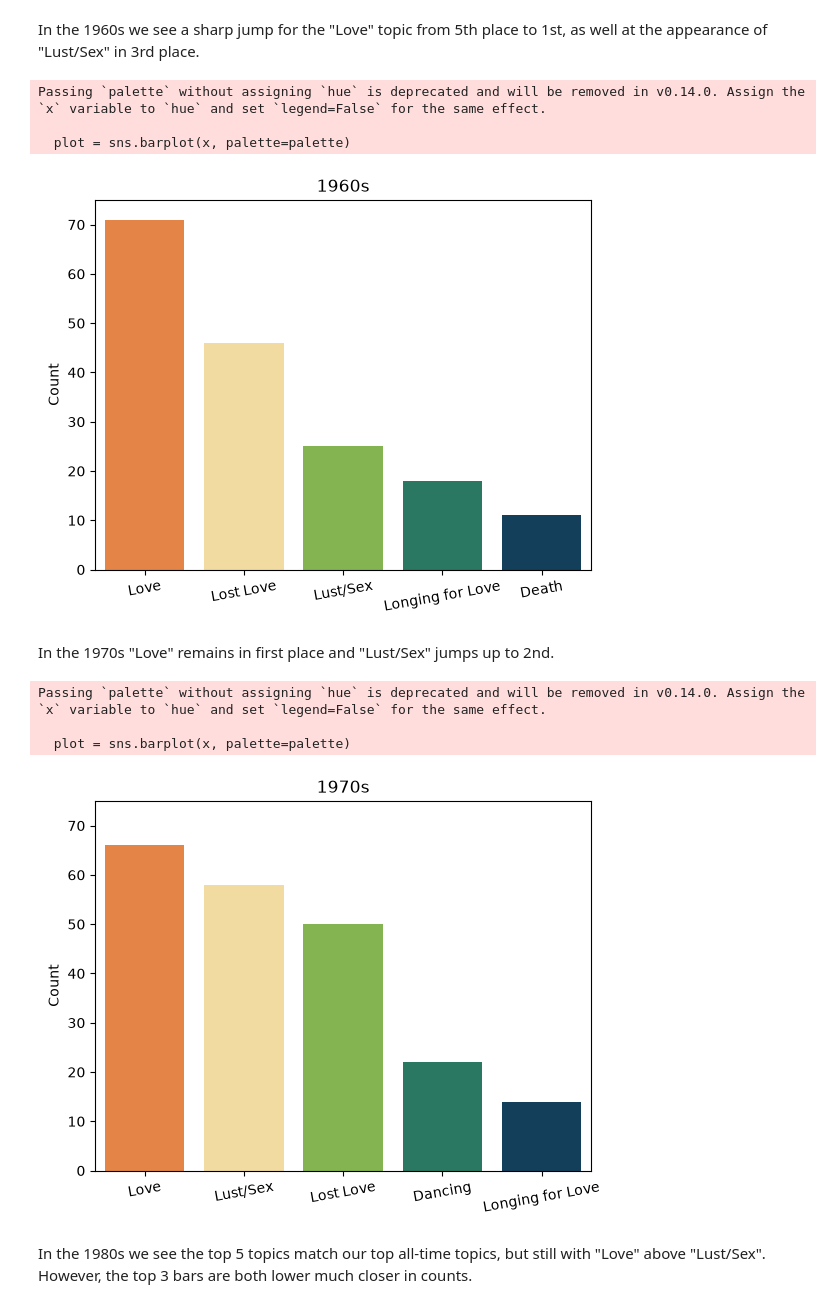
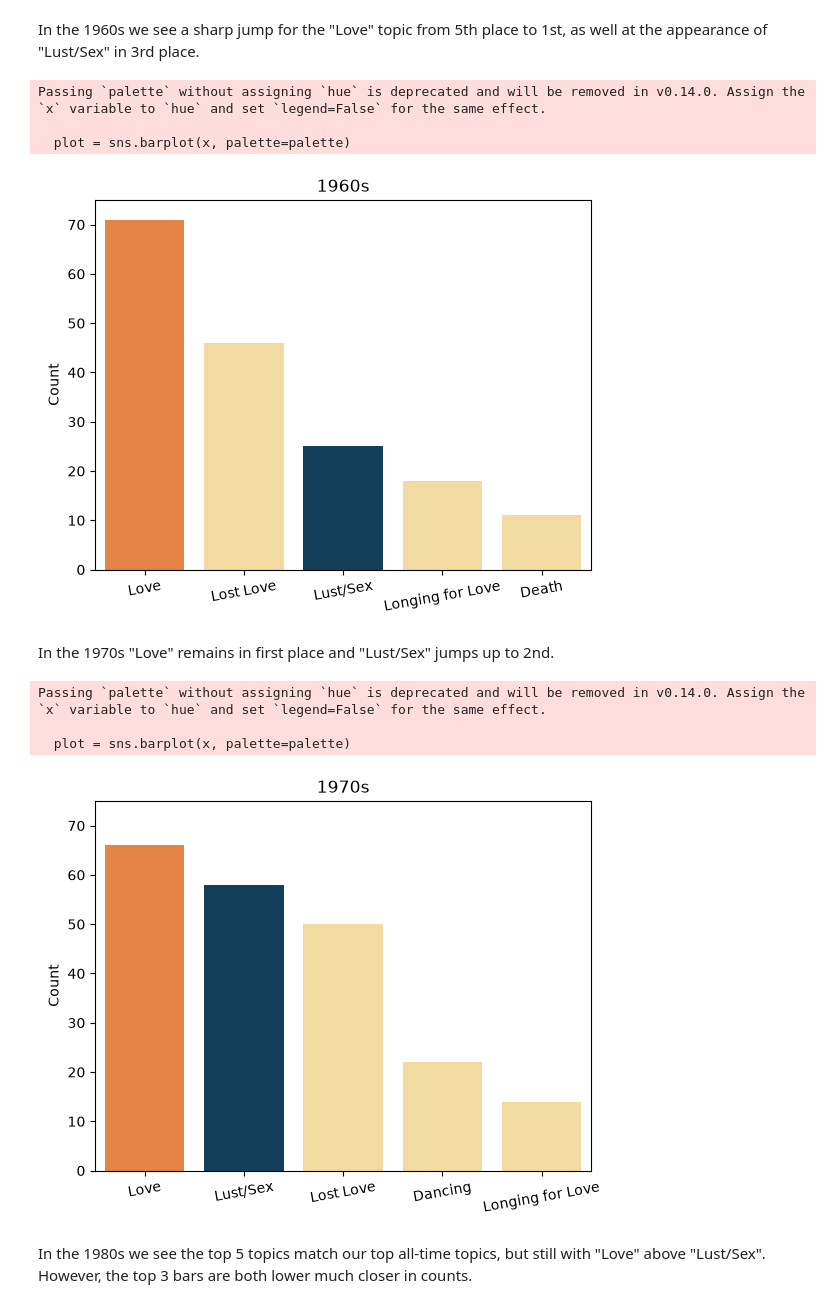
Before and after one commit to IzzyMRob/CS_161_Project, a Jupyter notebook: izzy_lyric_topic.ipynb, the cells around one changed output. Cells and saved outputs as stored; diff of their text form; code cells hidden in the pictures.

Commit message:
graphs made

```diff
--- a/izzy_lyric_topic.ipynb
+++ b/izzy_lyric_topic.ipynb
@@ -227,6 +233,12 @@ topics_list = pd.Series(parse_topics(df[df["decade"]==1960]))
 
 # use value counts and save most common topics
 x = topics_list.value_counts()[0:n_tops_to_show]
+
+palette = {"Love":"#fe7f2d",
+           "Lost Love":"#ffe194",
+           "Longing for Love": "#ffe194",
+           "Death":"#ffe194",
+           "Lust/Sex":"#084266"}
 
 # plot top topics
 plot = sns.barplot(x, palette=palette)
@@ -239,28 +251,34 @@ plt.show()
 Passing `palette` without assigning `hue` is deprecated and will be removed in v0.14.0. Assign the `x` variable to `hue` and set `legend=False` for the same effect.
 
   plot = sns.barplot(x, palette=palette)
-[figure, old version]
+[figure, new version]
 # %% [markdown]
 In the 1970s "Love" remains in first place and "Lust/Sex" jumps up to 2nd.
 # %%
 # parse only the topics from songs in the 1970s
 topics_list = pd.Series(parse_topics(df[df["decade"]==1970]))
 
 # use value counts and save most common topics
 x = topics_list.value_counts()[0:n_tops_to_show]
+
+palette = {"Love":"#fe7f2d",
+           "Lost Love":"#ffe194",
+           "Longing for Love": "#ffe194",
+           "Dancing":"#ffe194",
+           "Lust/Sex":"#084266"}
 
 # plot top topics
 plot = sns.barplot(x, palette=palette)
 plot.set_title("1970s")
 plot.set_ylabel("Count")
 plot.set_ylim(ylim)
 plot.set_xticklabels(plot.get_xticklabels(), rotation=10)
 plt.show()
 # %% [output]
 Passing `palette` without assigning `hue` is deprecated and will be removed in v0.14.0. Assign the `x` variable to `hue` and set `legend=False` for the same effect.
 
   plot = sns.barplot(x, palette=palette)
-[figure, old version]
+[figure, new version]
 # %% [markdown]
 In the 1980s we see the top 5 topics match our top all-time topics, but still with "Love" above "Lust/Sex". However, the top 3 bars are both lower much closer in counts.
 # %%
```
Also changed, not shown: parts of 7 cells of this notebook, 1 other file.
